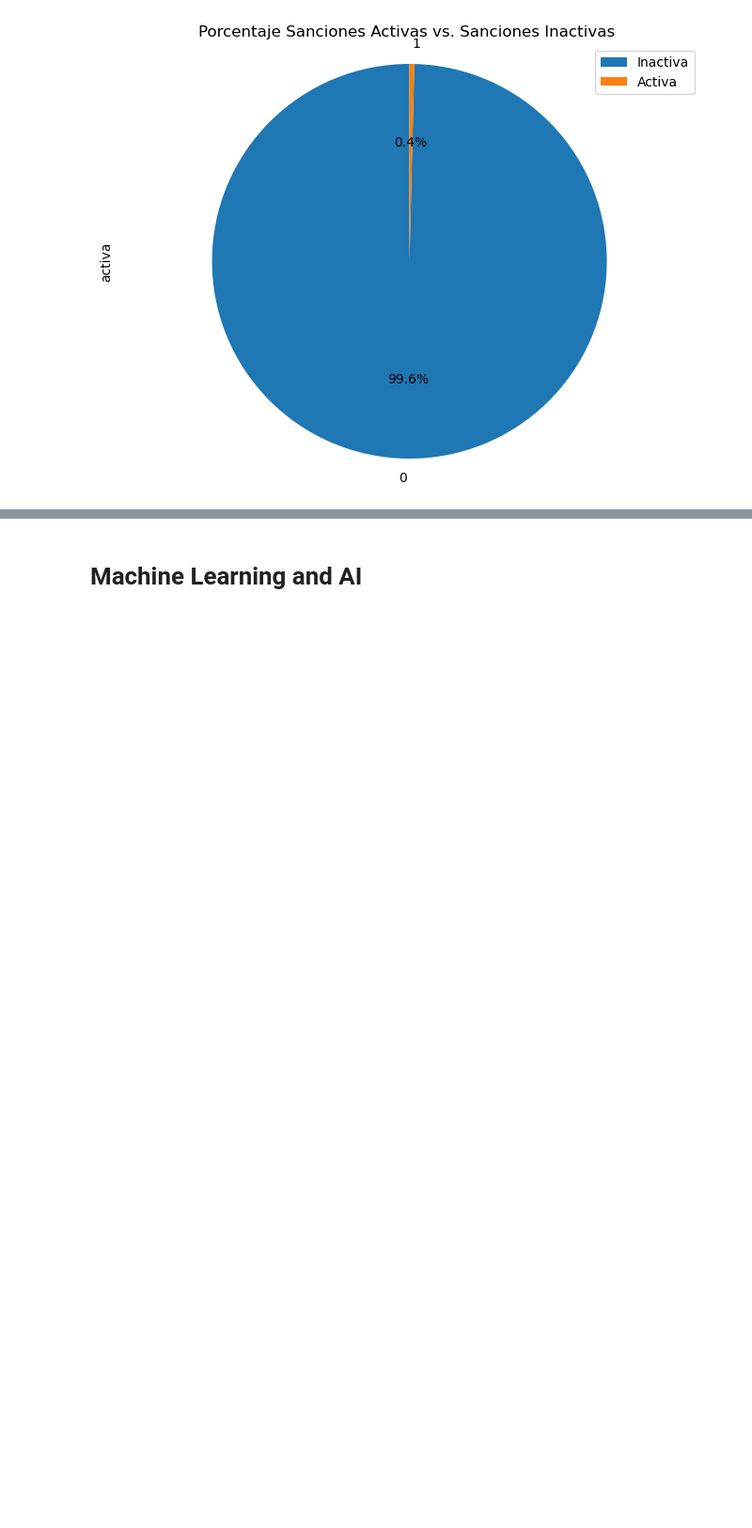
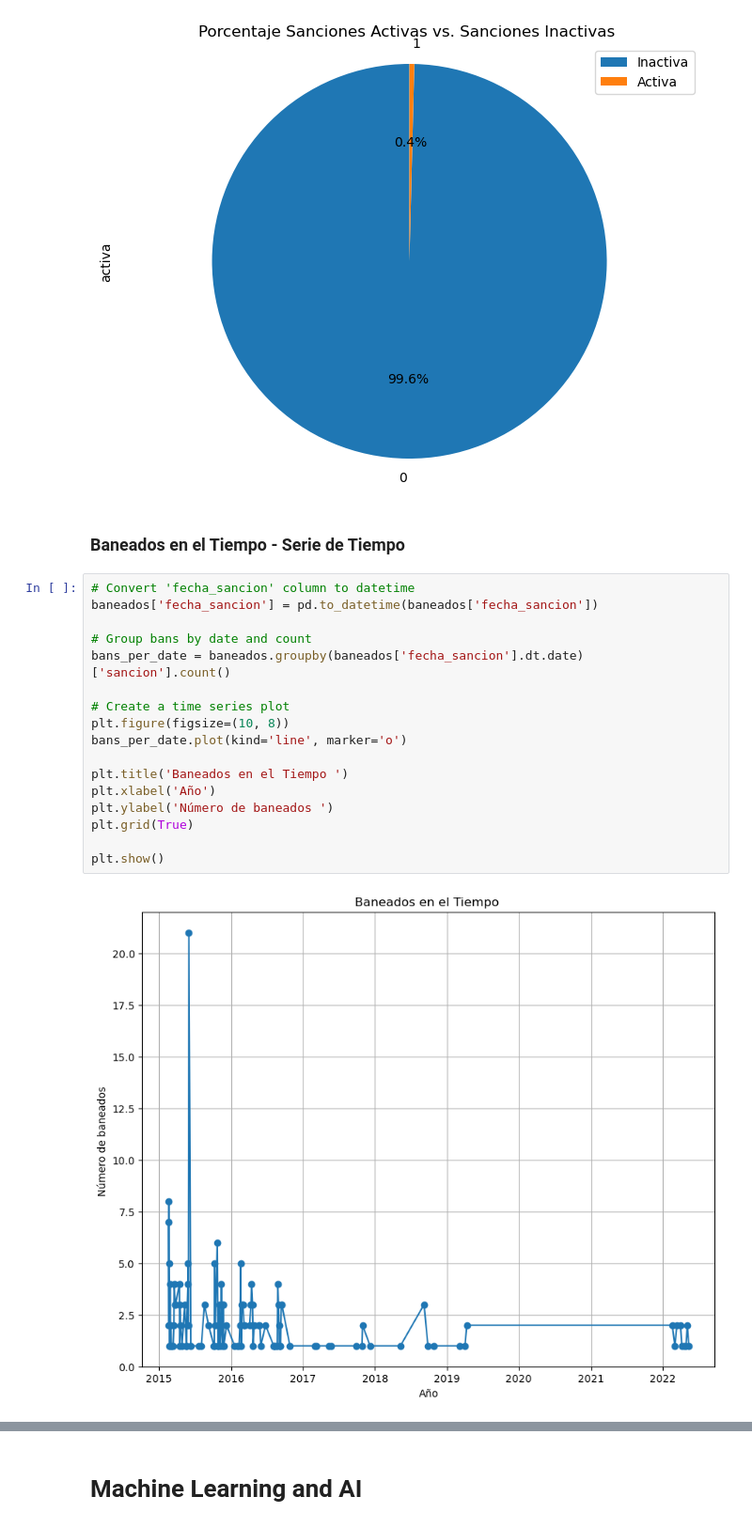
Before and after one commit to dfosorio111/tech_skills, a Jupyter notebook: visualization/data_analytics_AgenteSalas .ipynb, the cells around one changed output, grey strips where cells are left out. Shown: that part at 94% size. Saved outputs shown, nothing was run; the diff lists cells and outputs as text; blank space fills up the shorter version.

```diff
--- a/visualization/data_analytics_AgenteSalas .ipynb
+++ b/visualization/data_analytics_AgenteSalas .ipynb
@@ -551,3 +541,24 @@ plt.axis('equal')
 plt.show()
 # %% [output]
 [figure]
+# %% [markdown]
+### Baneados en el Tiempo - Serie de Tiempo
+# %%
+# Convert 'fecha_sancion' column to datetime
+baneados['fecha_sancion'] = pd.to_datetime(baneados['fecha_sancion'])
+
+# Group bans by date and count
+bans_per_date = baneados.groupby(baneados['fecha_sancion'].dt.date)['sancion'].count()
+
+# Create a time series plot
+plt.figure(figsize=(10, 8))
+bans_per_date.plot(kind='line', marker='o')
+
+plt.title('Baneados en el Tiempo ')
+plt.xlabel('Año')
+plt.ylabel('Número de baneados ')
+plt.grid(True)
+
+plt.show()
+# %% [output]
+[figure, added]
```
Also changed, not shown: parts of 26 cells of this notebook, 1 other file.
